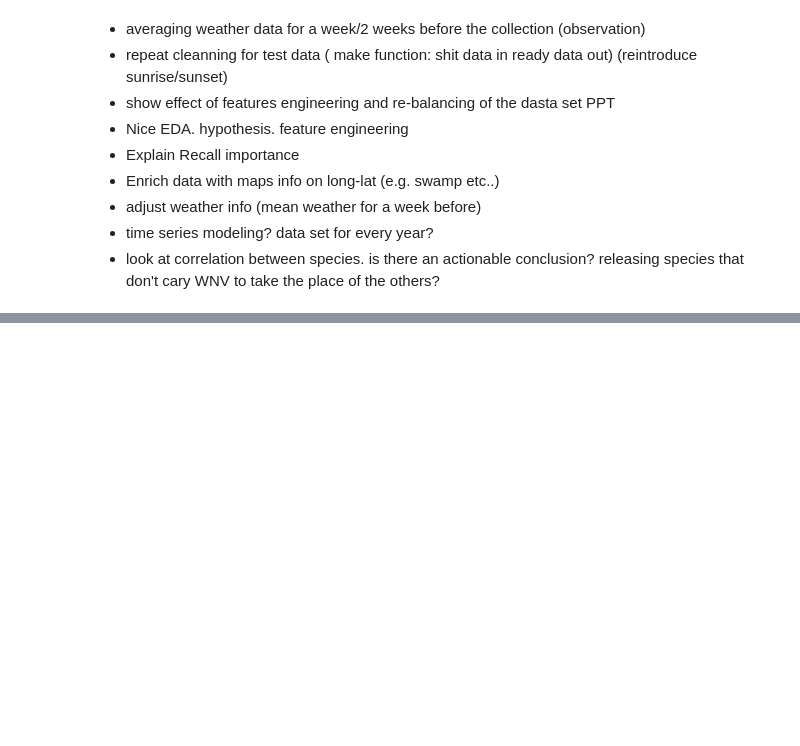
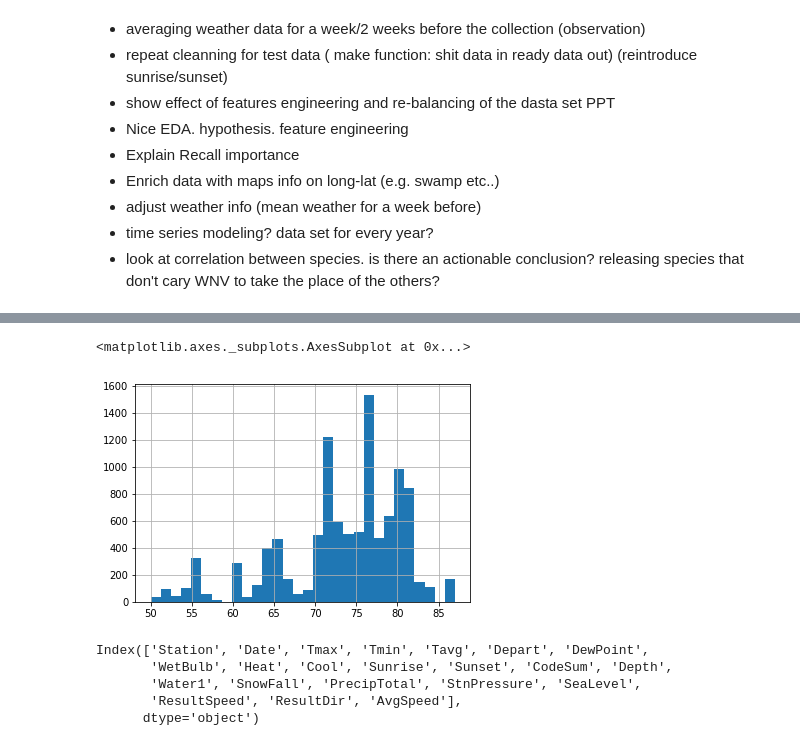
Before and after one commit to Erolino/WestNileVirus_Detection, a Jupyter notebook: WestNileVirus_Detection.ipynb, the cells around one changed output, grey strips where cells are left out. Drawn from its saved outputs; the diff is of its cells as text; code cells hidden in the pictures; blank space fills up the shorter version.

Commit message:
weather 14 day engineering

```diff
--- a/WestNileVirus_Detection.ipynb
+++ b/WestNileVirus_Detection.ipynb
@@ -1898,0 +1918,7 @@ most recent shit weather
+# %%
+import matplotlib.pyplot as plt
+%matplotlib inline
+sptrainW2['Tavg'].hist(bins=30)
+# %% [output]
+<matplotlib.axes._subplots.AxesSubplot at 0x...>
+[figure, added]
@@ -1898,0 +1934,8 @@ most recent shit weather
+# %%
+weather.columns
+# %% [output]
+Index(['Station', 'Date', 'Tmax', 'Tmin', 'Tavg', 'Depart', 'DewPoint',
+       'WetBulb', 'Heat', 'Cool', 'Sunrise', 'Sunset', 'CodeSum', 'Depth',
+       'Water1', 'SnowFall', 'PrecipTotal', 'StnPressure', 'SeaLevel',
+       'ResultSpeed', 'ResultDir', 'AvgSpeed'],
+      dtype='object')
```
Also changed, not shown: parts of 15 cells of this notebook, 1 other file.
